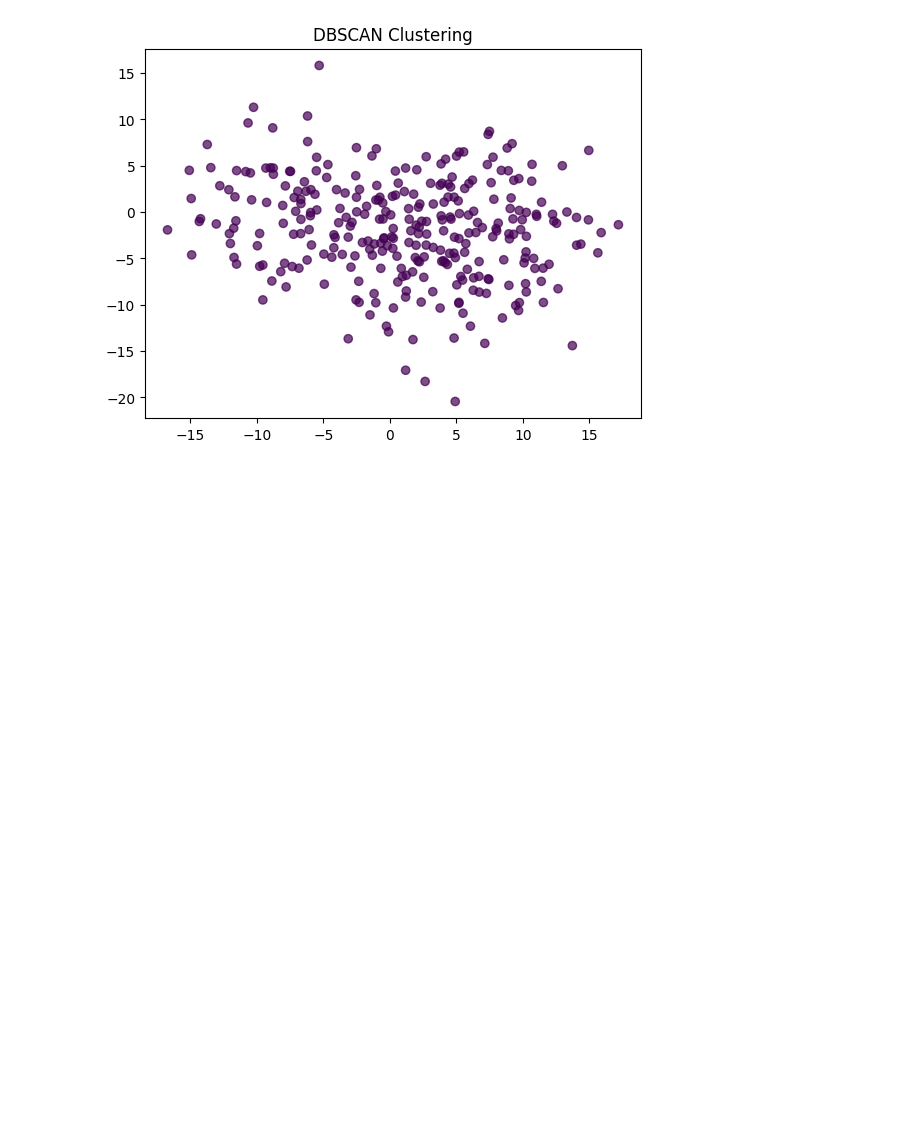
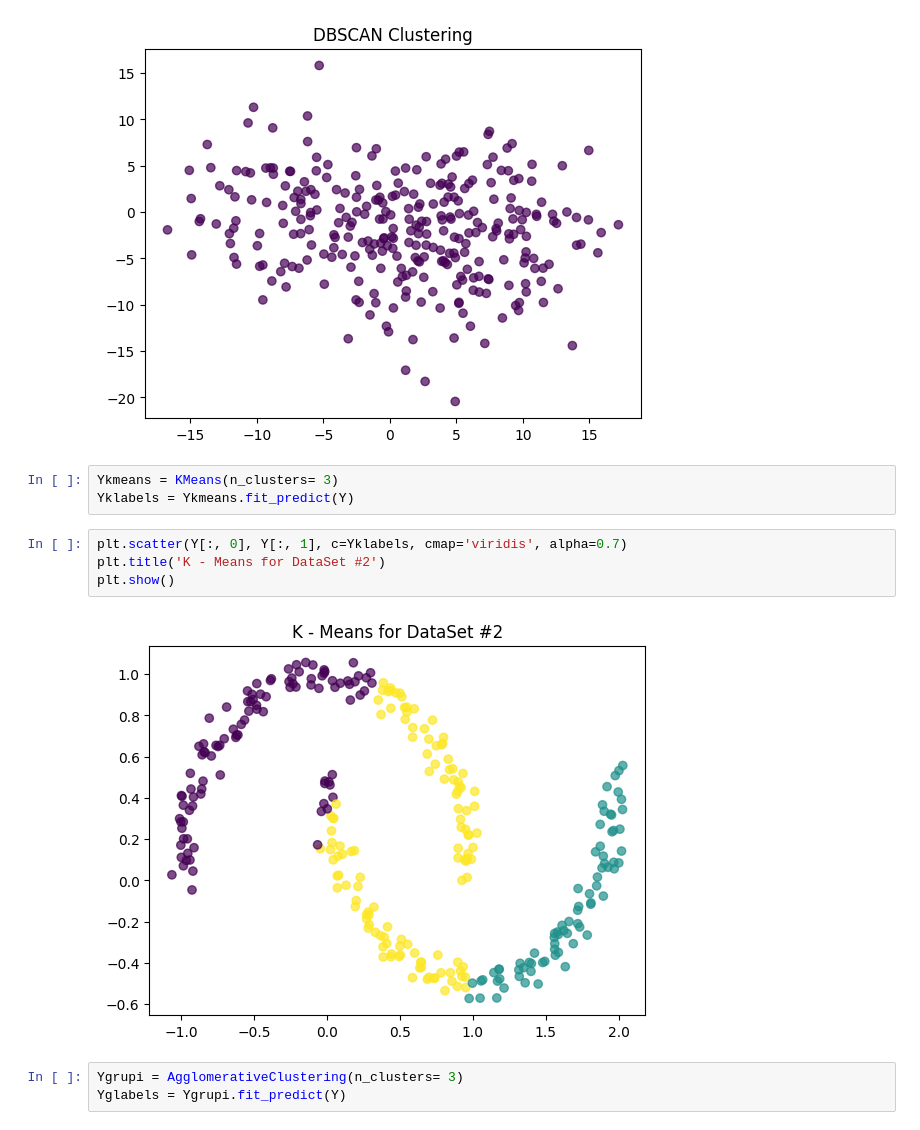
Before and after one commit to MarAmorosMtz/SamsungInnovationCampus, a Jupyter notebook: Clustering.ipynb, the cells around one changed output. Drawn from its saved outputs; the diff is of its cells as text; blank space fills up the shorter version.

```diff
--- a/Clustering.ipynb
+++ b/Clustering.ipynb
@@ -42,3 +50,15 @@ plt.title('DBSCAN Clustering')
 plt.show()
 # %% [output]
 [figure]
+# %%
+Ykmeans = KMeans(n_clusters= 3)
+Yklabels = Ykmeans.fit_predict(Y)
+# %%
+plt.scatter(Y[:, 0], Y[:, 1], c=Yklabels, cmap='viridis', alpha=0.7)
+plt.title('K - Means for DataSet #2')
+plt.show()
+# %% [output]
+[figure, added]
+# %%
+Ygrupi = AgglomerativeClustering(n_clusters= 3)
+Yglabels = Ygrupi.fit_predict(Y)
```
Also changed, not shown: parts of 5 cells of this notebook.
